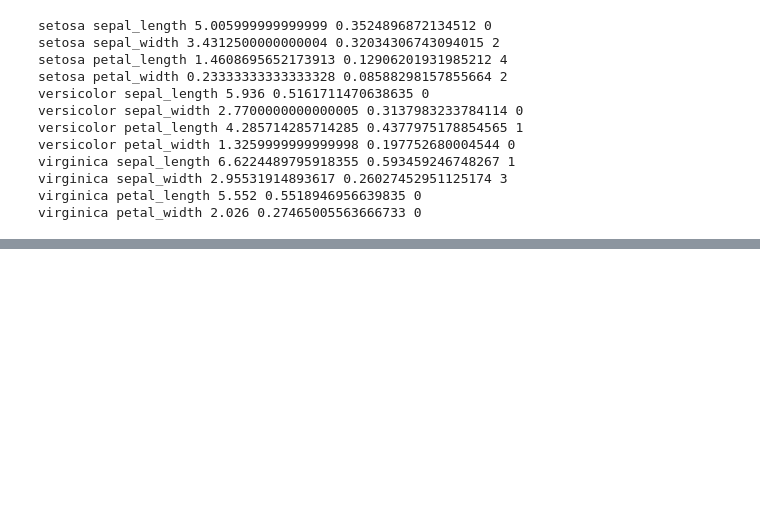
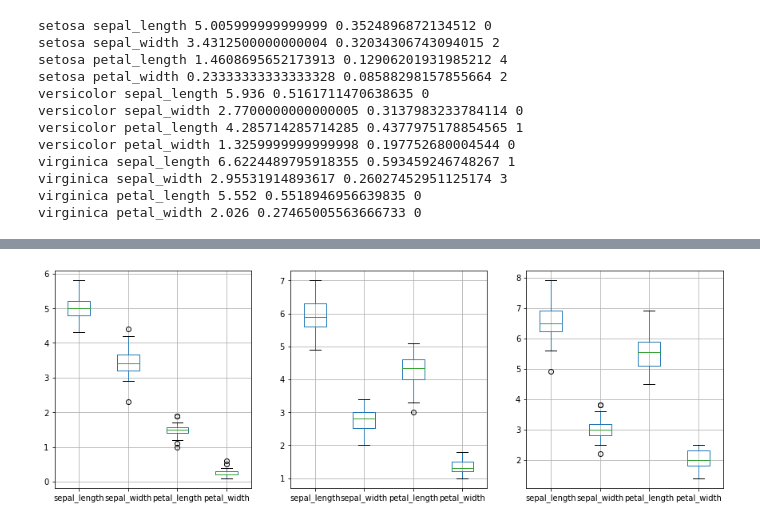
Before and after one commit to saemsaemoo/MachineLearning-2021-12, a Jupyter notebook: 00.데이터분석/23.Pandas연습문제.ipynb, the cells around one changed output, grey strips where cells are left out. Drawn from its saved outputs; the diff is of its cells as text; code cells hidden in the pictures; blank space fills up the shorter version.

```diff
--- a/00.데이터분석/23.Pandas연습문제.ipynb
+++ b/00.데이터분석/23.Pandas연습문제.ipynb
@@ -113,12 +155,14 @@ See the caveats in the documentation: https://pandas.pydata.org/pandas-docs/stab
 # %%
 plt.figure(figsize = (15, 5))
 plt.subplot(131) # 행의 개수, 열의 개수, 몇번째
-iris[iris.species = 'setosa'].boxplot()
+iris[iris.species == 'setosa'].boxplot()
 plt.subplot(1,3,2)
-iris[iris.species = 'versicolor'].boxplot()
+iris[iris.species == 'versicolor'].boxplot()
 plt.subplot(133)
-iris[iris.species = 'virginica'].boxplot()
+iris[iris.species == 'virginica'].boxplot()
 plt.show()
+# %% [output]
+[figure, added]
 # %%
 plt.figure(figsize=(15,5))
 
```
Also changed, not shown: parts of 4 cells of this notebook.
